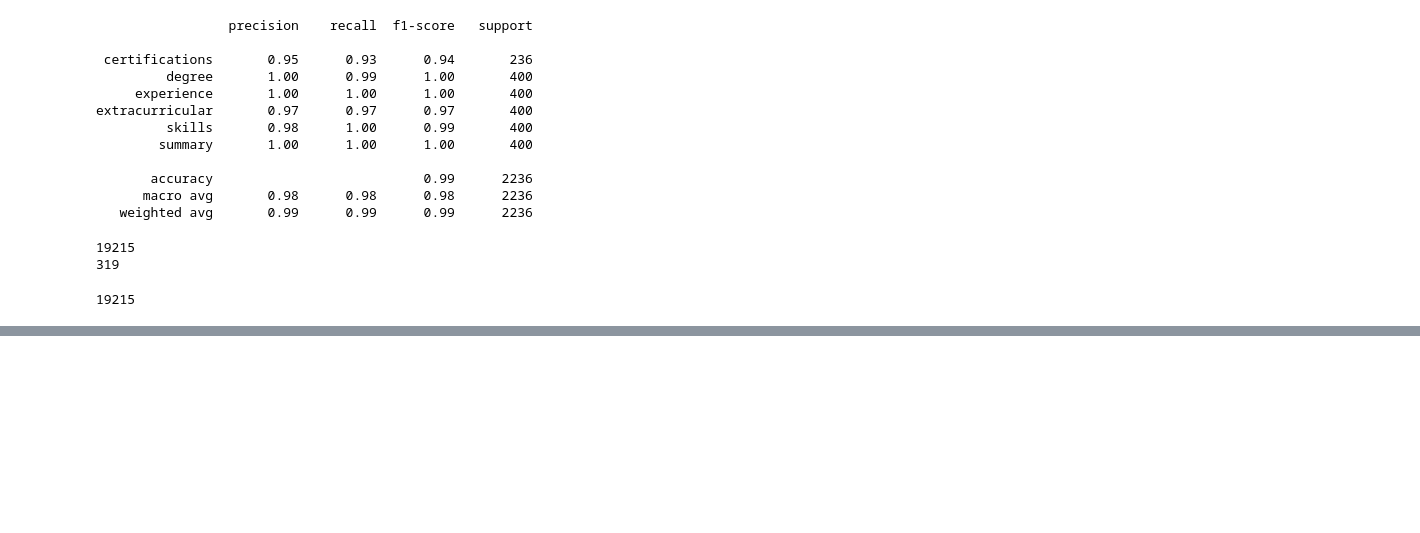
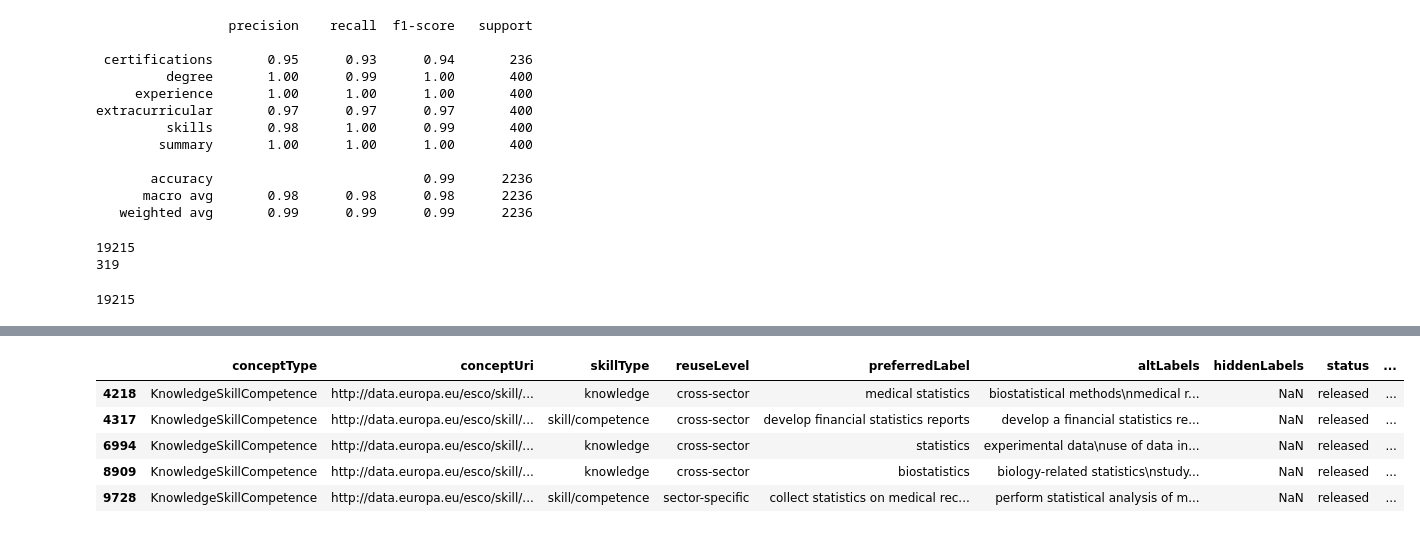
Before and after one commit to tans25/ATS-Scorer, a Jupyter notebook: analysis.ipynb, the cells around one changed output, grey strips where cells are left out. Drawn from its saved outputs; the diff is of its cells as text; code cells hidden in the pictures; blank space fills up the shorter version.

```diff
--- a/analysis.ipynb
+++ b/analysis.ipynb
@@ -291,0 +307,9 @@ print(os.path.getsize('resume_section_classifier.pkl'))
+# %%
+skills_df[skills_df['preferredLabel'].str.contains('statistics')]
+# %% [output]
+|  | conceptType | conceptUri | skillType | reuseLevel | preferredLabel | altLabels | hiddenLabels | status | ... |
+| 4218 | KnowledgeSkillCompetence | http://data.europa.eu/esco/skill/... | knowledge | cross-sector | medical statistics | biostatistical methods\nmedical r... | NaN | released | ... |
+| 4317 | KnowledgeSkillCompetence | http://data.europa.eu/esco/skill/... | skill/competence | cross-sector | develop financial statistics reports | develop a financial statistics re... | NaN | released | ... |
+| 6994 | KnowledgeSkillCompetence | http://data.europa.eu/esco/skill/... | knowledge | cross-sector | statistics | experimental data\nuse of data in... | NaN | released | ... |
+| 8909 | KnowledgeSkillCompetence | http://data.europa.eu/esco/skill/... | knowledge | cross-sector | biostatistics | biology-related statistics\nstudy... | NaN | released | ... |
+| 9728 | KnowledgeSkillCompetence | http://data.europa.eu/esco/skill/... | skill/competence | sector-specific | collect statistics on medical rec... | perform statistical analysis of m... | NaN | released | ... |
```
Also changed, not shown: parts of 13 cells of this notebook, 24 other files.
